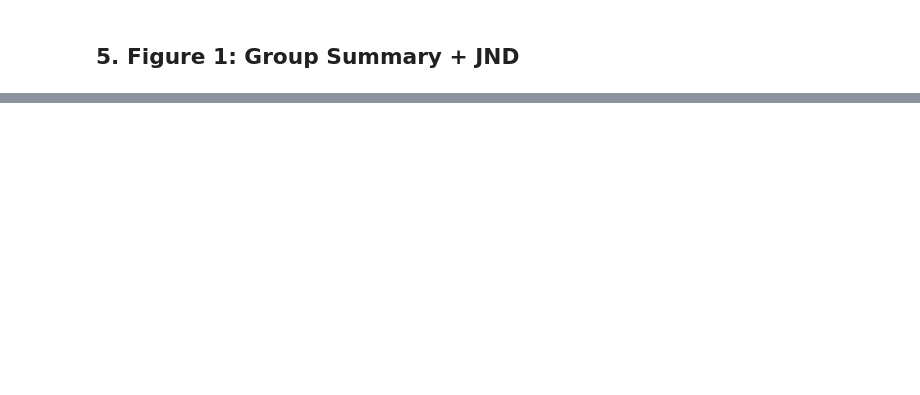
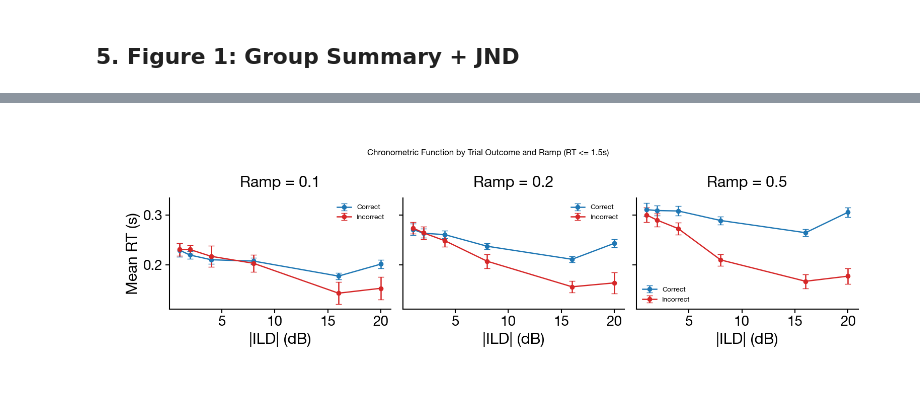
Before and after one commit to MafValente/rat_analysis, a Jupyter notebook: notebooks/Stakes/03_stakes_group_analysis.ipynb, the cells around one changed output, grey strips where cells are left out. Drawn from its saved outputs; the diff is of its cells as text; code cells hidden in the pictures; blank space fills up the shorter version.

```diff
--- a/notebooks/Stakes/03_stakes_group_analysis.ipynb
+++ b/notebooks/Stakes/03_stakes_group_analysis.ipynb
@@ -153,0 +156,81 @@ fig_group_daily = daily_plots.plot_stakes_group_summary_with_jnd(
+# %%
+import numpy as np
+import pandas as pd
+import matplotlib.pyplot as plt
+from Pipeline.daily_plots import apply_daily_plot_style, style_axes
+
+apply_daily_plot_style()
+
+RT_MAX_SECONDS = 1.5
+
+df_chrono = group_prepared["df"].copy()
+df_chrono["abs_ILD"] = pd.to_numeric(df_chrono["ILD"], errors="coerce").abs()
+df_chrono["success_num"] = pd.to_numeric(df_chrono["success"], errors="coerce")
+df_chrono["timed_rt"] = pd.to_numeric(df_chrono["timed_rt"], errors="coerce")
+df_chrono["sound_ramp_time_num"] = pd.to_numeric(df_chrono.get("sound_ramp_time"), errors="coerce")
+df_chrono = df_chrono[df_chrono["success_num"].isin([1, -1])].copy()
+df_chrono = df_chrono.dropna(subset=["animal", "abs_ILD", "timed_rt", "sound_ramp_time_num"])
+df_chrono = df_chrono[df_chrono["timed_rt"].le(RT_MAX_SECONDS)].copy()
+df_chrono["trial_outcome"] = np.where(df_chrono["success_num"].eq(1), "Correct", "Incorrect")
+ramp_values = sorted(df_chrono["sound_ramp_time_num"].unique())
+
+rt_per_animal = (
+    df_chrono.groupby(["animal", "sound_ramp_time_num", "trial_outcome", "abs_ILD"], observed=False)["timed_rt"]
+    .mean()
+    .reset_index(name="mean_rt")
+)
+
+chrono_summary = (
+    rt_per_animal.groupby(["sound_ramp_time_num", "trial_outcome", "abs_ILD"], observed=False)["mean_rt"]
+    .agg(
+        mean="mean",
+        sem=lambda x: x.std(ddof=1) / np.sqrt(x.count()) if x.count() > 1 else np.nan,
+        n="count",
+    )
+    .reset_index()
+    .sort_values(["sound_ramp_time_num", "trial_outcome", "abs_ILD"])
+)
+
+fig_chrono_outcome, axes = plt.subplots(
+    1,
+    len(ramp_values),
+    figsize=(5 * len(ramp_values), 4),
+    sharey=True,
+    squeeze=False,
+)
+axes = axes.ravel()
+colors = {"Correct": "C0", "Incorrect": "C3"}
+
+for ax, ramp in zip(axes, ramp_values):
+    ramp_sub = chrono_summary[chrono_summary["sound_ramp_time_num"] == ramp]
+    for outcome in ["Correct", "Incorrect"]:
+        sub = ramp_sub[ramp_sub["trial_outcome"] == outcome]
+        if sub.empty:
+            continue
+        ax.errorbar(
+            sub["abs_ILD"],
+            sub["mean"],
+            yerr=sub["sem"],
+            label=outcome,
+            color=colors[outcome],
+            linestyle="-",
+            marker="o",
+            capsize=4,
+            linewidth=1.8,
+        )
+    style_axes(
+        ax,
+        title=f"Ramp = {ramp:g}",
+        xlabel="|ILD| (dB)",
+        ylabel="Mean RT (s)" if ax is axes[0] else "",
+        box_aspect=None,
+    )
+    ax.legend(frameon=False)
+
+fig_chrono_outcome.suptitle(f"Chronometric Function by Trial Outcome and Ramp (RT <= {RT_MAX_SECONDS:g}s)", y=1.02)
+fig_chrono_outcome.tight_layout()
+plt.show()
+
+chrono_summary
+# %% [output]
+[figure, added]
```
Also changed, not shown: parts of 10 cells of this notebook, 23 other files.
